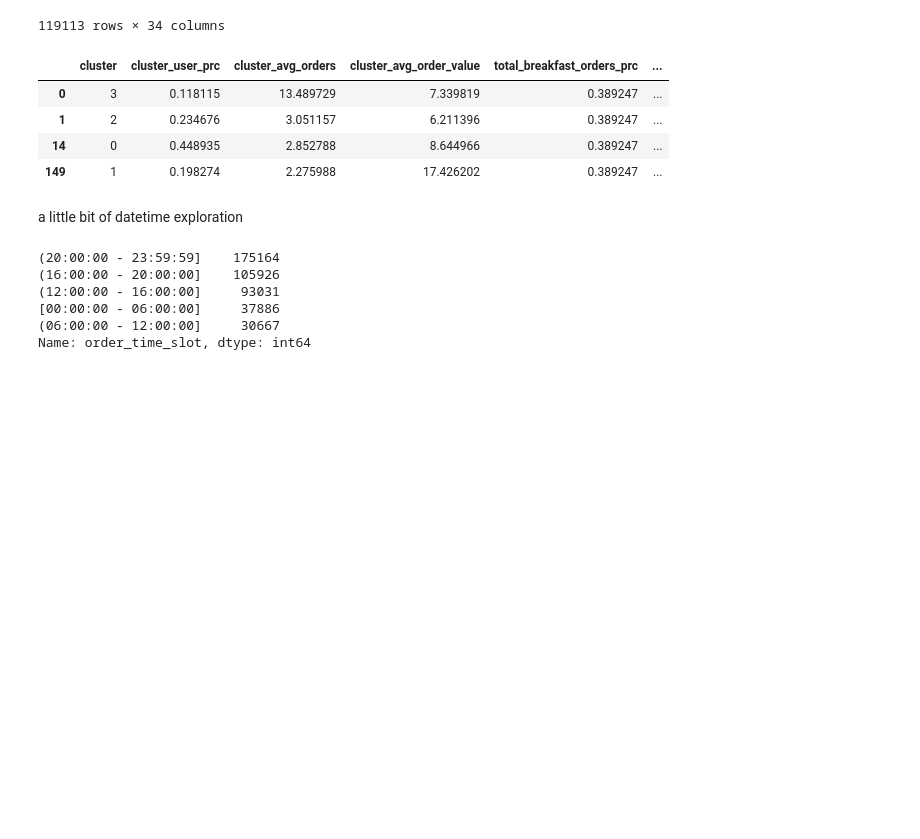
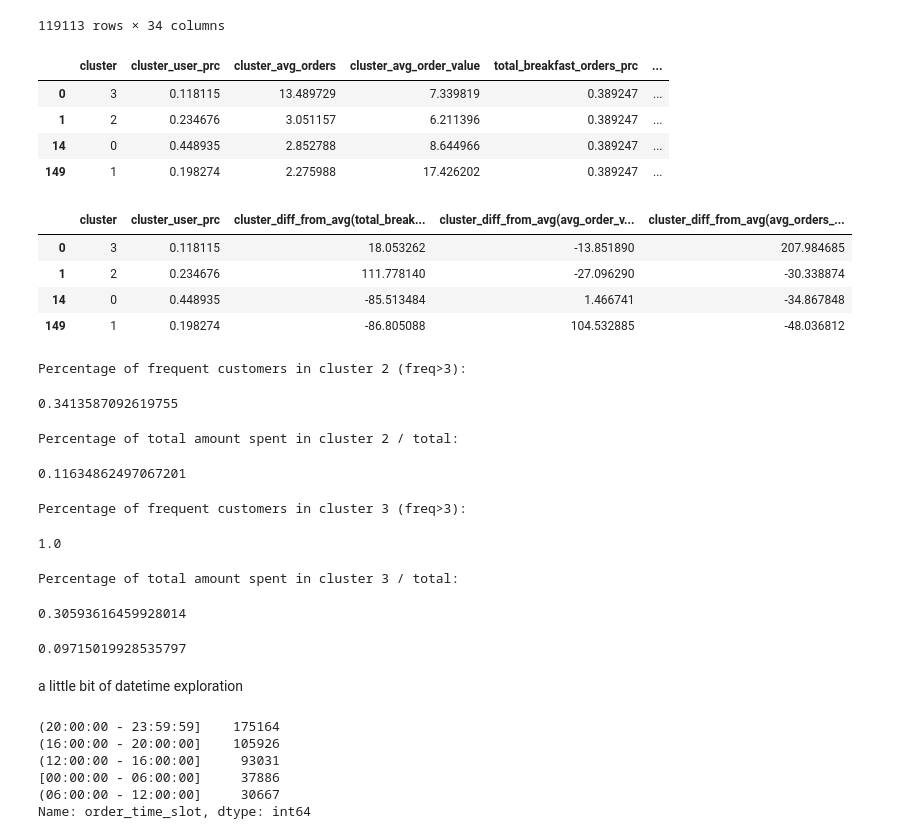
Before and after one commit to LefterisKyriazanos/efood, a Jupyter notebook: user_analysis/user_analysis.ipynb, the cells around one changed output. Drawn from its saved outputs; the diff is of its cells as text; code cells hidden in the pictures; blank space fills up the shorter version.

```diff
--- a/user_analysis/user_analysis.ipynb
+++ b/user_analysis/user_analysis.ipynb
@@ -786,7 +824,7 @@ unique_users_df['cluster_user_prc'] = unique_users_df['cluster_user_count']/ uni
 # cluster % diff from average values
 unique_users_df['cluster_diff_from_avg(total_breakfast_orders_prc)'] = (unique_users_df['cluster_avg_breakfast_order_prc'] - unique_users_df['total_breakfast_orders_prc'])/ unique_users_df['total_breakfast_orders_prc'] *100
 unique_users_df['cluster_diff_from_avg(avg_order_value)'] = (unique_users_df['cluster_avg_order_value'] - avg_order_value )/avg_order_value *100
-unique_users_df['cluster_diff_from_avg(cluster_avg_orders)'] = (unique_users_df['cluster_avg_orders'] - orders_per_customer )/ orders_per_customer  * 100
+unique_users_df['cluster_diff_from_avg(avg_orders_per_customer)'] = (unique_users_df['cluster_avg_orders'] - orders_per_customer )/ orders_per_customer  * 100
 
 
 
@@ -808,7 +846,7 @@ unique_users_df
 119113 rows × 34 columns
 # %%
 unique_clusters_df = unique_users_df.drop_duplicates(subset='cluster', keep='first')
-unique_clusters_df = unique_clusters_df[['cluster', 'cluster_user_prc', 'cluster_avg_orders', 'cluster_avg_order_value', 'total_breakfast_orders_prc','cluster_avg_breakfast_order_prc','cluster_diff_from_avg(total_breakfast_orders_prc)', 'cluster_diff_from_avg(avg_order_value)','cluster_diff_from_avg(cluster_avg_orders)', ]]
+unique_clusters_df = unique_clusters_df[['cluster', 'cluster_user_prc', 'cluster_avg_orders', 'cluster_avg_order_value', 'total_breakfast_orders_prc','cluster_avg_breakfast_order_prc','cluster_diff_from_avg(total_breakfast_orders_prc)', 'cluster_diff_from_avg(avg_order_value)','cluster_diff_from_avg(avg_orders_per_customer)', ]]
 
 unique_clusters_df
 # %% [output]
@@ -817,6 +855,42 @@ unique_clusters_df
 | 1 | 2 | 0.234676 | 3.051157 | 6.211396 | 0.389247 | ... |
 | 14 | 0 | 0.448935 | 2.852788 | 8.644966 | 0.389247 | ... |
 | 149 | 1 | 0.198274 | 2.275988 | 17.426202 | 0.389247 | ... |
+# %%
+unique_clusters_df[['cluster', 'cluster_user_prc', 'cluster_diff_from_avg(total_breakfast_orders_prc)', 'cluster_diff_from_avg(avg_order_value)',	'cluster_diff_from_avg(avg_orders_per_customer)']]
+# %% [output]
+|  | cluster | cluster_user_prc | cluster_diff_from_avg(total_break... | cluster_diff_from_avg(avg_order_v... | cluster_diff_from_avg(avg_orders_... |
+| 0 | 3 | 0.118115 | 18.053262 | -13.851890 | 207.984685 |
+| 1 | 2 | 0.234676 | 111.778140 | -27.096290 | -30.338874 |
+| 14 | 0 | 0.448935 | -85.513484 | 1.466741 | -34.867848 |
+| 149 | 1 | 0.198274 | -86.805088 | 104.532885 | -48.036812 |
+# %%
+print('Percentage of frequent customers in cluster 2 (freq>3): ')
+unique_users_df[(unique_users_df['cluster'] == 2) & (unique_users_df['user_orders'] > 3)].shape[0] / unique_users_df[(unique_users_df['cluster'] == 2)].shape[0]
+# %% [output]
+Percentage of frequent customers in cluster 2 (freq>3):
+0.3413587092619755
+# %%
+print('Percentage of total amount spent in cluster 2 / total: ')
+unique_users_df[(unique_users_df['cluster'] == 2)]['sum_user_amount'].sum() / total_amount_spent
+# %% [output]
+Percentage of total amount spent in cluster 2 / total:
+0.11634862497067201
+# %%
+print('Percentage of frequent customers in cluster 3 (freq>3): ')
+unique_users_df[(unique_users_df['cluster'] == 3) & (unique_users_df['user_orders'] > 3)].shape[0] / unique_users_df[(unique_users_df['cluster'] == 3)].shape[0]
+# %% [output]
+Percentage of frequent customers in cluster 3 (freq>3):
+1.0
+# %%
+print('Percentage of total amount spent in cluster 3 / total: ')
+unique_users_df[(unique_users_df['cluster'] == 3)]['sum_user_amount'].sum() / total_amount_spent
+# %% [output]
+Percentage of total amount spent in cluster 3 / total:
+0.30593616459928014
+# %%
+orders_df[(orders_df['cluster'] == 3) & (orders_df['cuisine'] == 'Breakfast')]['amount'].sum()/ total_amount_spent
+# %% [output]
+0.09715019928535797
 # %% [markdown]
 a little bit of datetime exploration
 # %%
```
Also changed, not shown: parts of 5 cells of this notebook.
